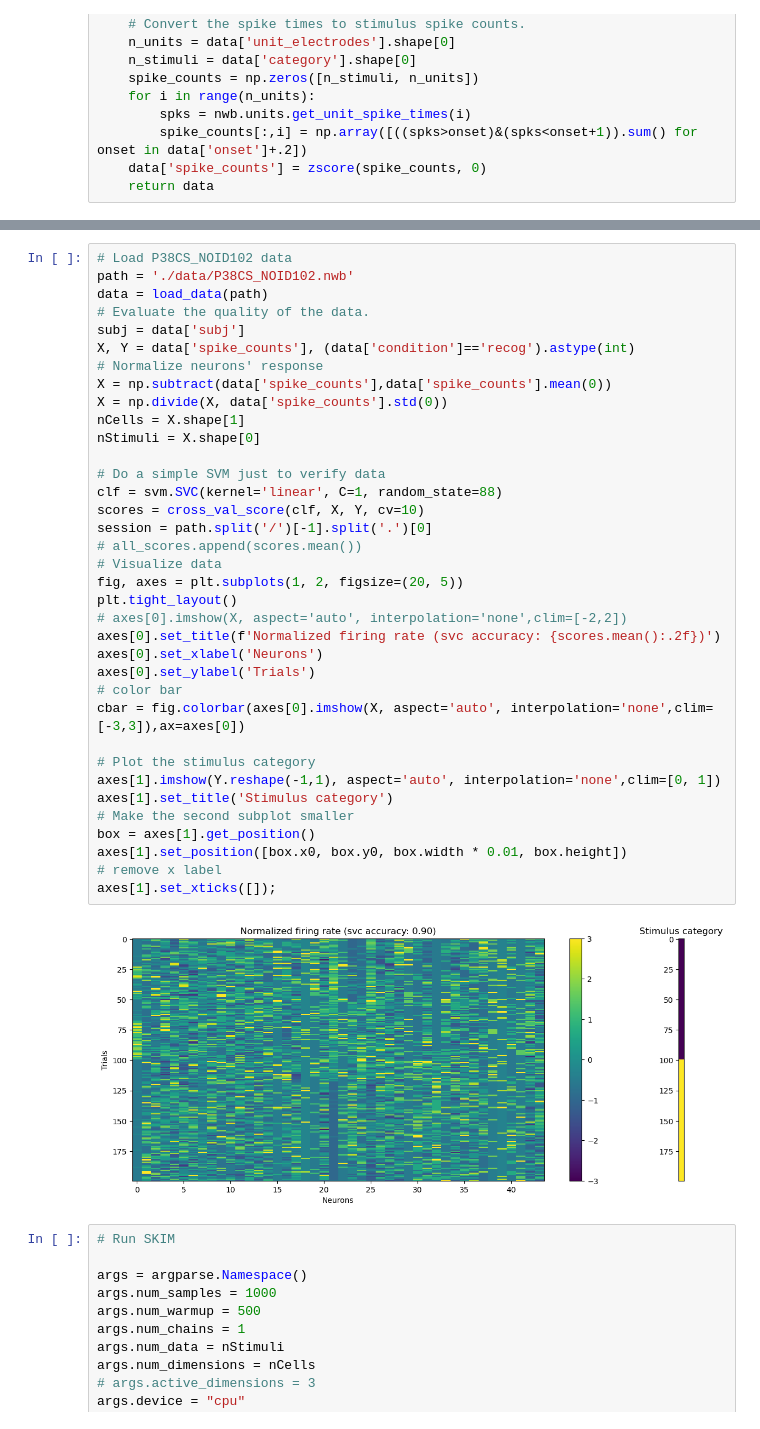
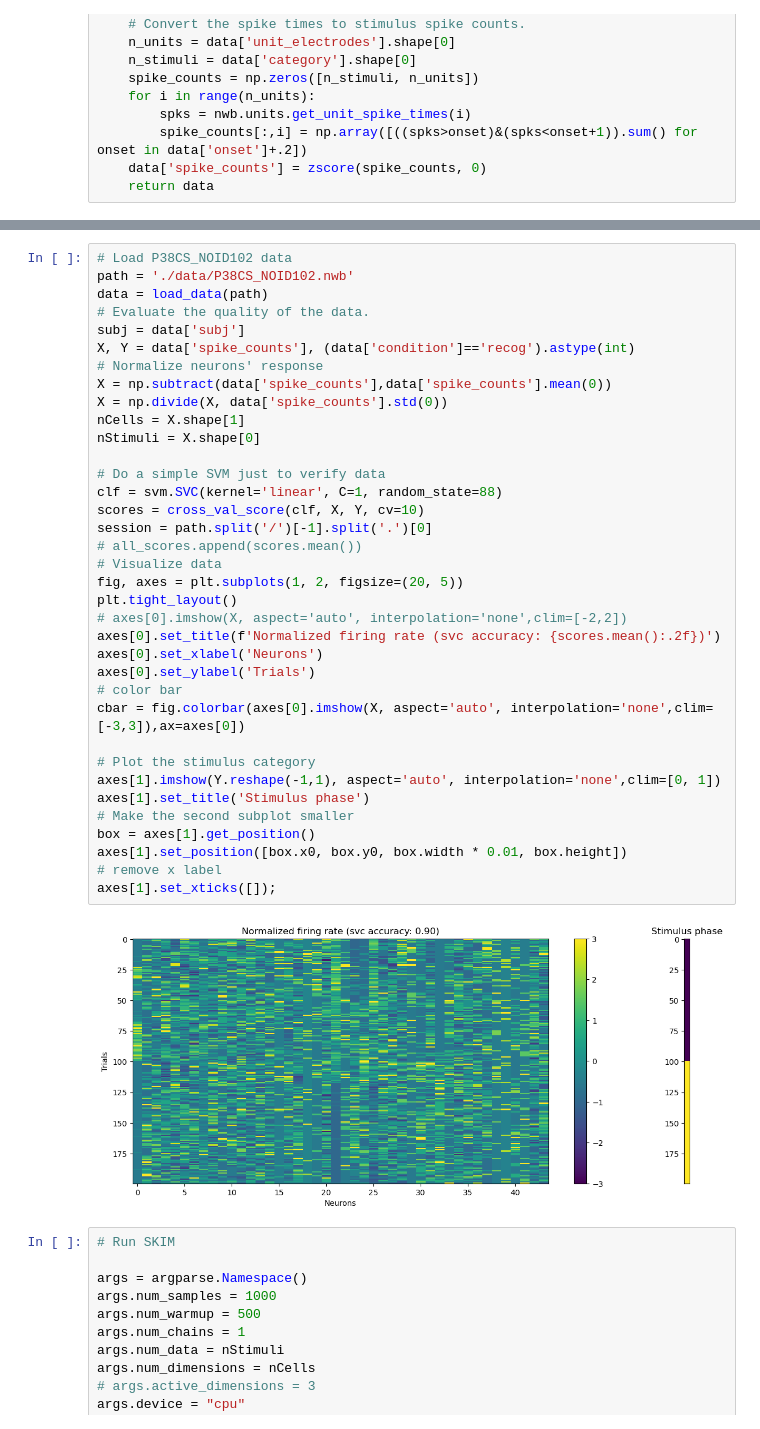
Before and after one commit to vanessaroser/SML505_FinalProject, a Jupyter notebook: Yunchang_FinalProject.ipynb, the cells around one changed output, grey strips where cells are left out. Saved outputs shown, nothing was run; the diff lists cells and outputs as text.

```diff
--- a/Yunchang_FinalProject.ipynb
+++ b/Yunchang_FinalProject.ipynb
@@ -624,35 +627,35 @@ subj = data['subj']
 X, Y = data['spike_counts'], (data['condition']=='recog').astype(int)
 # Normalize neurons' response
 X = np.subtract(data['spike_counts'],data['spike_counts'].mean(0))
 X = np.divide(X, data['spike_counts'].std(0))
 nCells = X.shape[1]
 nStimuli = X.shape[0]
 
 # Do a simple SVM just to verify data
 clf = svm.SVC(kernel='linear', C=1, random_state=88)
 scores = cross_val_score(clf, X, Y, cv=10)
 session = path.split('/')[-1].split('.')[0]
 # all_scores.append(scores.mean())
 # Visualize data
 fig, axes = plt.subplots(1, 2, figsize=(20, 5))
 plt.tight_layout()
 # axes[0].imshow(X, aspect='auto', interpolation='none',clim=[-2,2])
 axes[0].set_title(f'Normalized firing rate (svc accuracy: {scores.mean():.2f})')
 axes[0].set_xlabel('Neurons')
 axes[0].set_ylabel('Trials')
 # color bar
 cbar = fig.colorbar(axes[0].imshow(X, aspect='auto', interpolation='none',clim=[-3,3]),ax=axes[0])
 
 # Plot the stimulus category
 axes[1].imshow(Y.reshape(-1,1), aspect='auto', interpolation='none',clim=[0, 1])
-axes[1].set_title('Stimulus category')
+axes[1].set_title('Stimulus phase')
 # Make the second subplot smaller
 box = axes[1].get_position()
 axes[1].set_position([box.x0, box.y0, box.width * 0.01, box.height])
 # remove x label
 axes[1].set_xticks([]);
 # %% [output]
-[figure, old version]
+[figure, new version]
 # %%
 # Run SKIM
 
```
Also changed, not shown: parts of 4 cells of this notebook.
